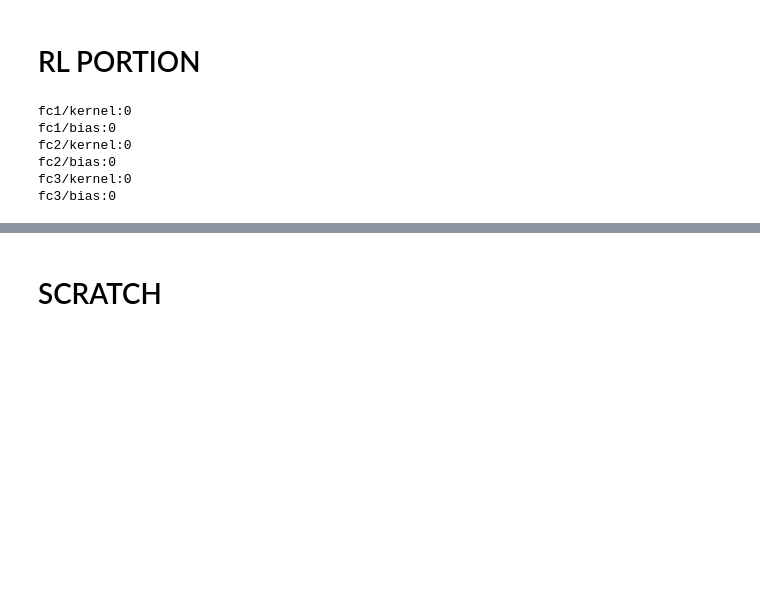
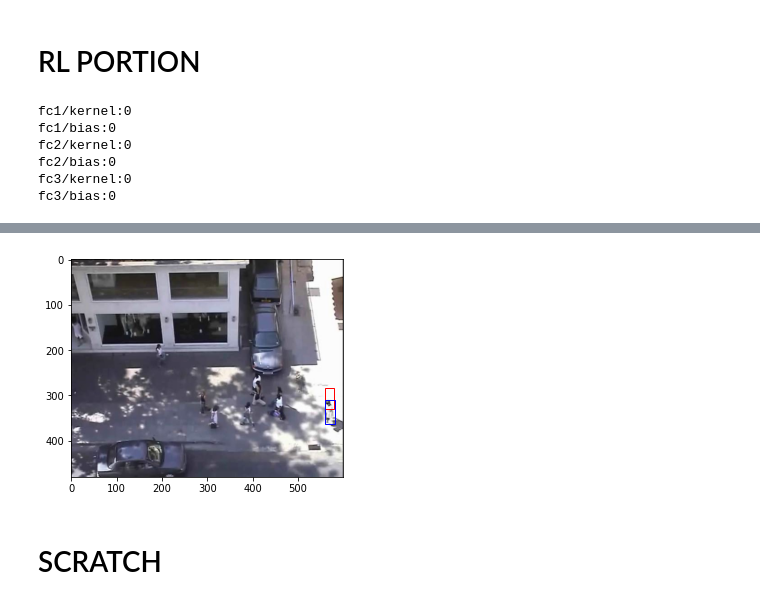
Before and after one commit to da2985/e6885-adnet, a Jupyter notebook: reinforce.ipynb, the cells around one changed output, grey strips where cells are left out. Cells and saved outputs as stored; diff of their text form; code cells hidden in the pictures; blank space fills up the shorter version.

```diff
--- a/reinforce.ipynb
+++ b/reinforce.ipynb
@@ -269,15 +272,16 @@ def move(image: np.array, bbox: np.array, action: str,
   if action in set(["left", "right"]):
     # Horizontal movement
     step = int(ALPHA * w * stride_magnitude) * (-1 if action=="left" else 1)
-    x = x + step if 0 <= x + step < image.shape[0] else x
+    x = x + step if 0 <= x + step < image.shape[1]-w else x
   else:
     # Vertical movement
     step = int(ALPHA * h * stride_magnitude) * (-1 if action=="up" else 1)
-    y = y + step if 0 <= y + step < image.shape[1] else y
+    y = y + step if 0 <= y + step < image.shape[0]-h else y
+
   return np.array([x, y, w, h])
 
 def selectAction(img: np.array, bbox: np.array, action_probs: np.array):
-  index = np.argmax(action_probs).  # TODO: Change to tensorflow argmax? let's check in
+  index = np.argmax(action_probs)  # TODO: Change to tensorflow argmax? let's check in
 
   if index == 0 :
     bbox = move(img, bbox, "left")
@@ -385,8 +396,7 @@ model.build(action_hist)
 #model.compile(tf.keras.optimizers.Adam())
 YIFAN_WEIGHTS_PATH = "yifanweights.mat"
 weights = hdf5storage.loadmat(YIFAN_WEIGHTS_PATH)
-#setWeights(model,weights,weights)
-
+model=setWeights(model,weights,weights)
 
 model.layers[0].trainable=False
 model.layers[1].trainable=False
@@ -527,0 +560,14 @@ Starting bounding box for adnet_datasets/OTB/Human6: frames 296:306 is [266 262
+# %%
+def plotNpImageBBoxGT(img: np.array, bbox: np.array,gbbox: np.array) -> np.array:
+  '''
+  Plots the bounding box on an image and returns the bounding box
+  '''
+  fig, ax = plt.subplots()
+  x_pre,y_pre, w_pre, h_pre = bbox
+  x_gr,y_gr, w_gr, h_gr = gbbox
+  predicted_rect = patches.Rectangle((x_pre, y_pre), w_pre, h_pre, linewidth=1, edgecolor='r', facecolor='none')
+  gt_rect = patches.Rectangle((x_gr, y_gr), w_gr, h_gr, linewidth=1, edgecolor='b', facecolor='none')
+  ax.add_patch(predicted_rect)
+  ax.add_patch(gt_rect)
+  plt.imshow(img)
+  return bbox
@@ -528,3 +581,22 @@ Starting bounding box for adnet_datasets/OTB/Human6: frames 296:306 is [266 262
+# %%
+ALL_DATASETS_LIST = glob.glob("adnet_datasets/OTB/*")
+j = random.randint(0, len(ALL_DATASETS_LIST))
+dataset = ALL_DATASETS_LIST[j]
+frames = sorted(glob.glob(os.path.join('%s/img' % dataset, '*.jpg')))
+gt = get_ground_truths("%s/groundtruth_rect.txt" % dataset)
+
+bbox = gt[0]
+for i, frame in enumerate(frames[1:]):
+  img = cv2.imread(frame)
+  img = cv2.cvtColor(img, cv2.COLOR_BGR2RGB)
+  predicted_bbox=predict(model,img,bbox)
+  gtbbox=gt[i]
+  plotNpImageBBoxGT(img,predicted_bbox,gtbbox)
+  break
+  #bbox =
+  #print(model)
+# %% [output]
+[figure, added]
 # %% [markdown]
 # SCRATCH
 # %%
```
Also changed, not shown: parts of 12 cells of this notebook.
